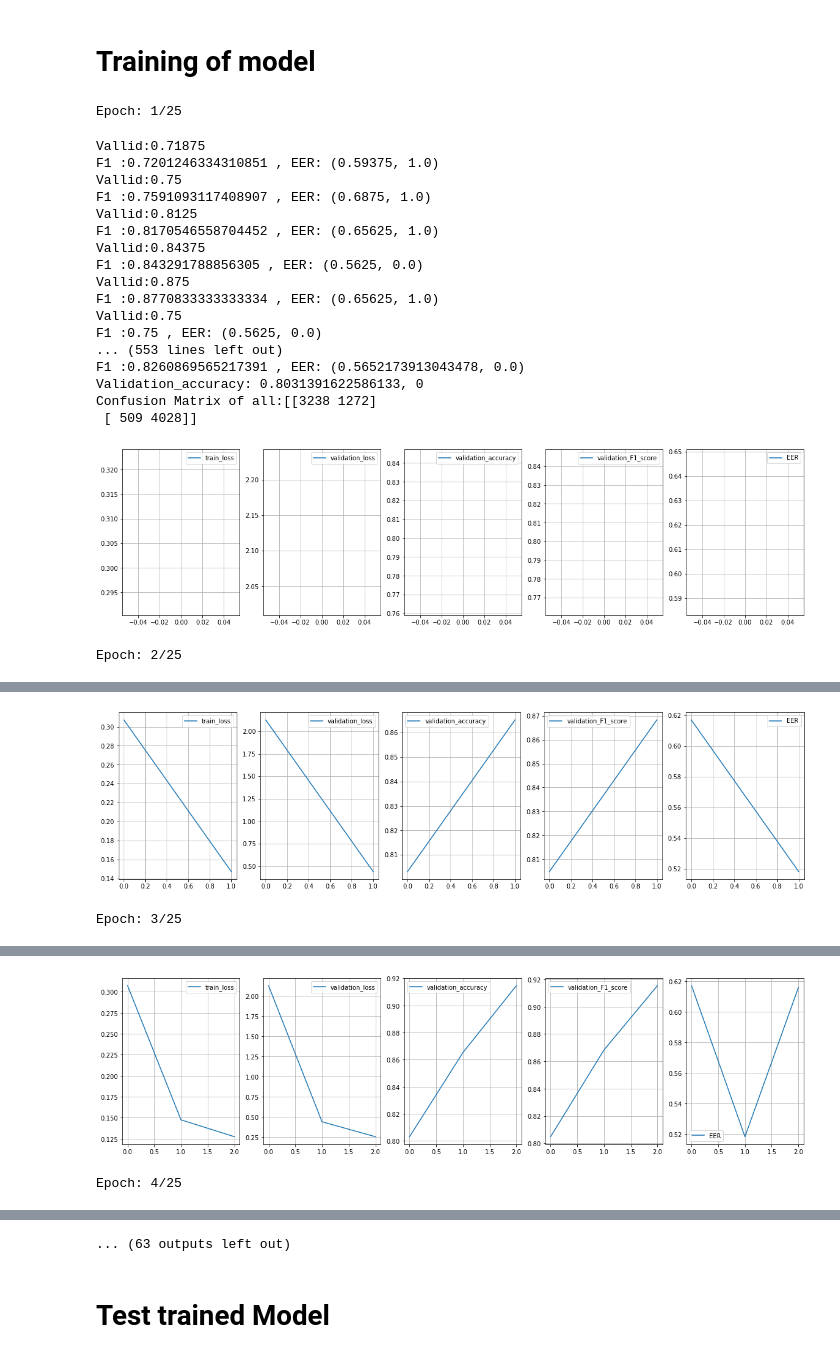
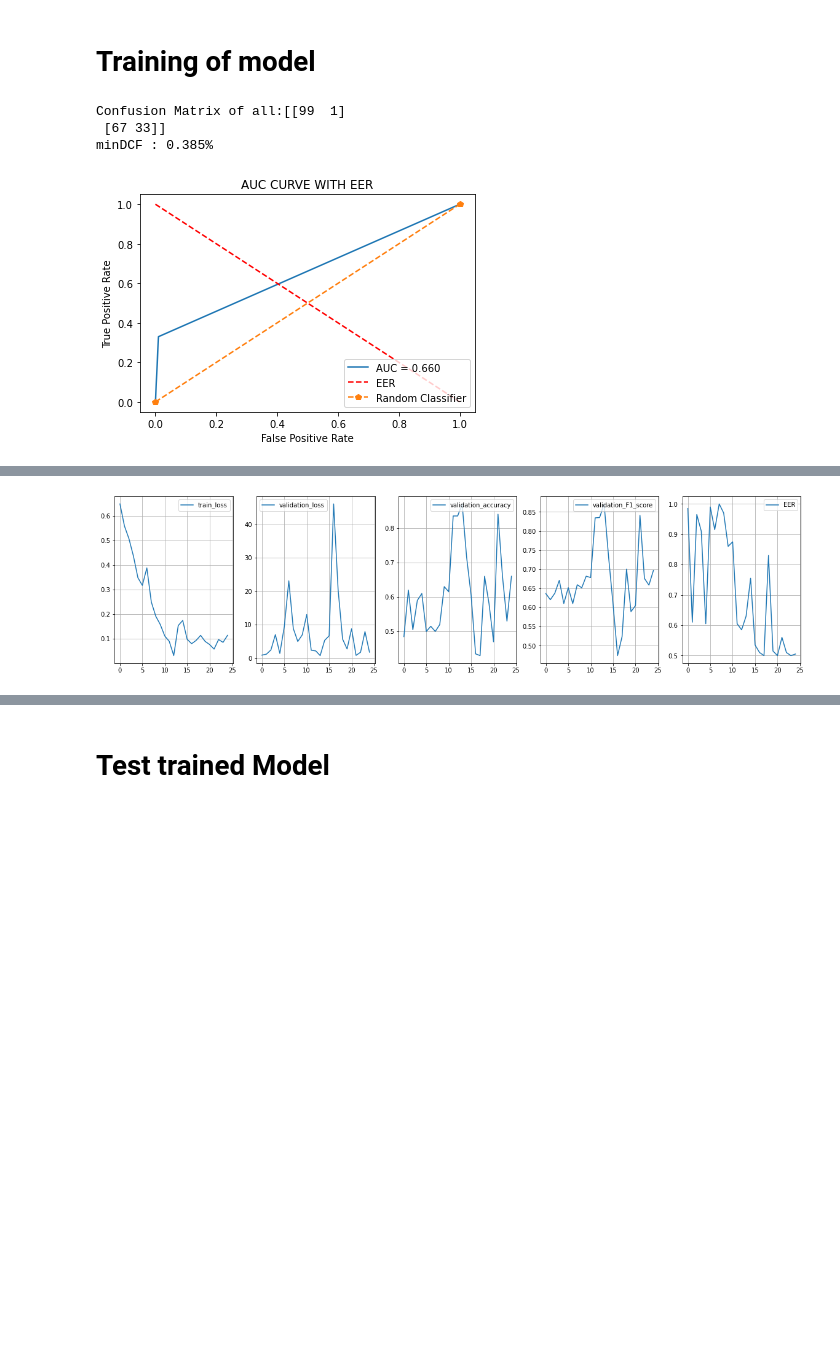
Before and after one commit to Millcool/Audio_Binary_Classification, a Jupyter notebook: b1_for_audio.ipynb, the cells around one changed output, grey strips where cells are left out. Cells and saved outputs as stored; diff of their text form; code cells hidden in the pictures; blank space fills up the shorter version.

```diff
--- a/b1_for_audio.ipynb
+++ b/b1_for_audio.ipynb
@@ -65,7 +68,7 @@ class CFG:
     mels          = 80  # height
     SAMPLE_RATE   = 16000
     NUM_SAMPLES   = 48000
-    num_item_all  = 45235 if DEBUG else 45235     #611829
+    num_item_all  = 1000 if DEBUG else 45235     #45235
     num_test      = 10 if DEBUG else 301      # 1000
     print_every   = 1  if DEBUG else 50      #500
     epochs        = 25  if DEBUG else 30        #35
@@ -547,6 +550,16 @@ def compute_eer(target_scores, nontarget_scores):
     min_index = np.argmin(abs_diffs) # return index of min element
     eer = np.mean((frr[min_index], far[min_index]))
     return eer, thresholds[min_index]
+
+
+def minDCF(confusion_matrix):
+# 0 -Real | 1 - Sintesized
+# FAR - поставили 0 вместо 1
+# FRR - поставили 1 вместо 0
+    Pfar =  confusion_matrix[1][0] /(confusion_matrix[1][0] + confusion_matrix[0][1] + confusion_matrix[0][0] + confusion_matrix[1][1])
+    Pfrr =  confusion_matrix[0][1] /(confusion_matrix[1][0] + confusion_matrix[0][1] + confusion_matrix[0][0] + confusion_matrix[1][1])
+    mDCF = (0.01 * Pfar + 0.1 * Pfrr) * 100
+    return mDCF
 # %% [markdown]
 
 ## Создание файла для ведения статистики
@@ -580,9 +593,9 @@ for epoch in range(1, CFG.epochs + 1):
         wav = wav.squeeze()
         #mel, mel_length = featurizer(wav, length)
         output = model(wav)
-        #print(output)
-        #print(f'output :{output.argmax(dim=-1)}')
-        loss = criterion(output, label)
+        print(output.shape)
+        print(f'output :{output.argmax(dim=-1).shape}')
+        loss = criterion(output, label) # need class probabitities
 
         loss.backward()
         optimizer.step()
@@ -595,11 +608,13 @@ for epoch in range(1, CFG.epochs + 1):
 ###################################################################################################################
 #############################################  Validation  ########################################################
 ###################################################################################################################
-
+    full_vec = []
+    full_labels = []
     validation_loss_meter = AverageMeter()
     validation_accuracy_meter = AverageMeter()
     validation_f1_meter = AverageMeter()
     validation_EER_meter = AverageMeter()
+    validation_MinDCF_meter = AverageMeter()
     all_matrix = [[0,0],[0,0]]
     model.eval()
     for i, batch in enumerate(tqdm(valid_loader)):
@@ -615,6 +630,8 @@ for epoch in range(1, CFG.epochs + 1):
             loss = criterion(output, label)
             out = output.argmax(dim=-1).cpu().numpy()
             labels = label.cpu().numpy()
+            full_vec.extend(out)
+            full_labels.extend(labels)
         #print(f'output :{output.argmax(dim=-1)}, label : {label}')
 
         matches = (output.argmax(dim=-1) == label).float().mean()
@@ -626,7 +643,6 @@ for epoch in range(1, CFG.epochs + 1):
         validation_accuracy_meter.update(matches.item(), len(batch[0]))
         validation_EER_meter.update(eer[0],              len(batch[0]))
         validation_f1_meter.update(f1,                   len(batch[0]))
-
 
         matrix = confusion_matrix(labels,out)
         all_matrix+=matrix
@@ -643,52 +659,50 @@ for epoch in range(1, CFG.epochs + 1):
 
 
     storage['validation_loss'].append(validation_loss_meter.avg)
     storage['validation_accuracy'].append(validation_accuracy_meter.avg)
     storage['validation_F1_score'].append(validation_f1_meter.avg)
     storage['validation_EER'].append(validation_EER_meter.avg)
     f.write('Validation_Loss: '+ str(validation_loss_meter.avg) + '\n')
     f.write('Validation accuracy: ' + str(validation_accuracy_meter.avg) + '\n')
     f.write('Validation_f1: '+str(validation_f1_meter.avg) + '\n')
     f.write('Validation_EER: '+str(validation_EER_meter.avg) + '\n')
+
+    display.clear_output()
+    mDCF = minDCF(all_matrix)
+    validation_MinDCF_meter.update(mDCF)
+    f.write('Validation_MinDCF: '+ str(validation_MinDCF_meter.avg) + '%\n')
     f.write('\n\n')
-    #display.clear_output()
     print(f'Confusion Matrix of all:{all_matrix}')
-
+    print(f'minDCF : {mDCF}% ')
+    plt.title('AUC CURVE WITH EER')
+    fpr, tpr, _ = metrics.roc_curve(full_labels,  full_vec)
+    auc = metrics.roc_auc_score(full_labels,  full_vec)
+    plt.plot(fpr,tpr,label = 'AUC = %0.3f' % auc) #"AUC=%0.2f' %"+str(auc)+ '%')
+    plt.ylabel('True Positive Rate')
+    plt.xlabel('False Positive Rate')
+    plt.plot([0, 1], [1, 0],'r--', label = 'EER')
+    plt.plot([0, 1], [0, 1],'p--', label = 'Random Classifier')
+    plt.legend(loc=4)
+    plt.show()
 ############################################## PLOT ######################################################################
     fig, axes = plt.subplots(1, 5, figsize=(20, 5))
 
     axes[0].plot(storage['train_loss'], label='train_loss')
     axes[1].plot(storage['validation_loss'], label='validation_loss')
     axes[2].plot(storage['validation_accuracy'], label='validation_accuracy')
     axes[3].plot(storage['validation_F1_score'], label='validation_F1_score')
     axes[4].plot(storage['validation_EER'], label='EER')
     for i in range(5):
         axes[i].grid()
         axes[i].legend()
 
     plt.show()
 ################### Save Last Epoch ##########################################
 best_model_wts = copy.deepcopy(model.state_dict())
 PATH = f"./{directory}/Last_epoch_of_{CFG.model_name}.bin"
 torch.save(model.state_dict(), PATH)
 # %% [output]
-Epoch: 1/25
+Confusion Matrix of all:[[99  1]
+ [67 33]]
+minDCF : 0.385%
-Vallid:0.71875
-F1 :0.7201246334310851 , EER: (0.59375, 1.0)
-Vallid:0.75
-F1 :0.7591093117408907 , EER: (0.6875, 1.0)
-Vallid:0.8125
-F1 :0.8170546558704452 , EER: (0.65625, 1.0)
-Vallid:0.84375
-F1 :0.843291788856305 , EER: (0.5625, 0.0)
-Vallid:0.875
-F1 :0.8770833333333334 , EER: (0.65625, 1.0)
-Vallid:0.75
-F1 :0.75 , EER: (0.5625, 0.0)
-... (553 lines left out)
-F1 :0.8260869565217391 , EER: (0.5652173913043478, 0.0)
-Validation_accuracy: 0.8031391622586133, 0
-Confusion Matrix of all:[[3238 1272]
- [ 509 4028]]
-[figure, old version]
+[figure, new version]
-Epoch: 2/25
@@ -712,2 +709 @@ Confusion Matrix of all:[[4504    6]
-[figure, old version]
+[figure, new version]
-Epoch: 3/25
@@ -731,2 +709,0 @@ Confusion Matrix of all:[[3764  746]
-[figure, removed]
-Epoch: 4/25
@@ -751,4 +710,3 @@ Confusion Matrix of all:[[4458   52]
-... (63 outputs left out)
 # %%
 best_model_wts = copy.deepcopy(model.state_dict())
 PATH = f"./result/Last_epoch_of_{CFG.model_name}.bin"
```
Also changed, not shown: parts of 11 cells of this notebook, 3 other files.
